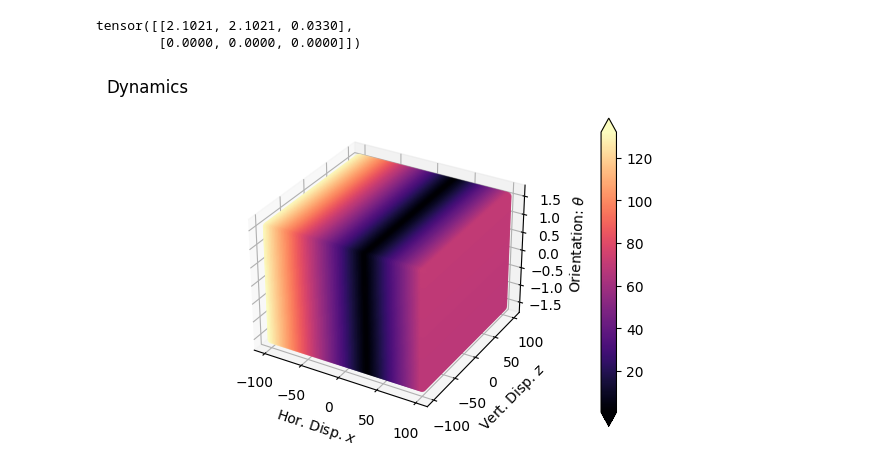
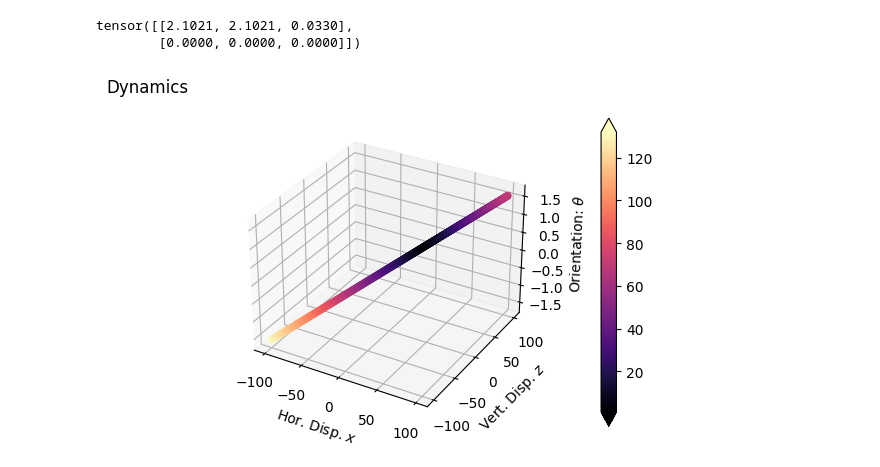
Before and after one commit to robotsorcerer/levelsetpy, a Jupyter notebook: sample-reach/viscous/sample_reach.ipynb, the cells around one changed output. Drawn from its saved outputs; the diff is of its cells as text; code cells hidden in the pictures.

```diff
--- a/sample-reach/viscous/sample_reach.ipynb
+++ b/sample-reach/viscous/sample_reach.ipynb
@@ -468,18 +468,20 @@ tensor([[2.1021, 2.1021, 0.0330],
 # %%
 # plot solution space in space time
 fig = plt.figure(figsize=(16,4), )
 ax = fig.add_subplot(111, projection='3d')
 
 # Plot a few snapshots.
 color = iter(plt.cm.viridis(np.linspace(.25, 1, 5)))
+XZT = dynamics.state_space
 
+X_all, Z_all, Theta_all = XZT[:, 0], XZT[:, 1], XZT[:, 2]
 cdata = ax.scatter(X_all, Z_all, Theta_all, c=values, cmap="magma") #, shading="nearest",
 plt.colorbar(cdata, ax=ax, extend="both")
 ax.set_xlabel(r"Hor. Disp. $x$")
 ax.set_ylabel(r"Vert. Disp. $z$")
 ax.set_zlabel(r"Orientation: $\theta$")
 
 fig.suptitle("Dynamics")
 plt.show()
 # %% [output]
-[figure, old version]
+[figure, new version]
```
Also changed, not shown: 3 other files.
